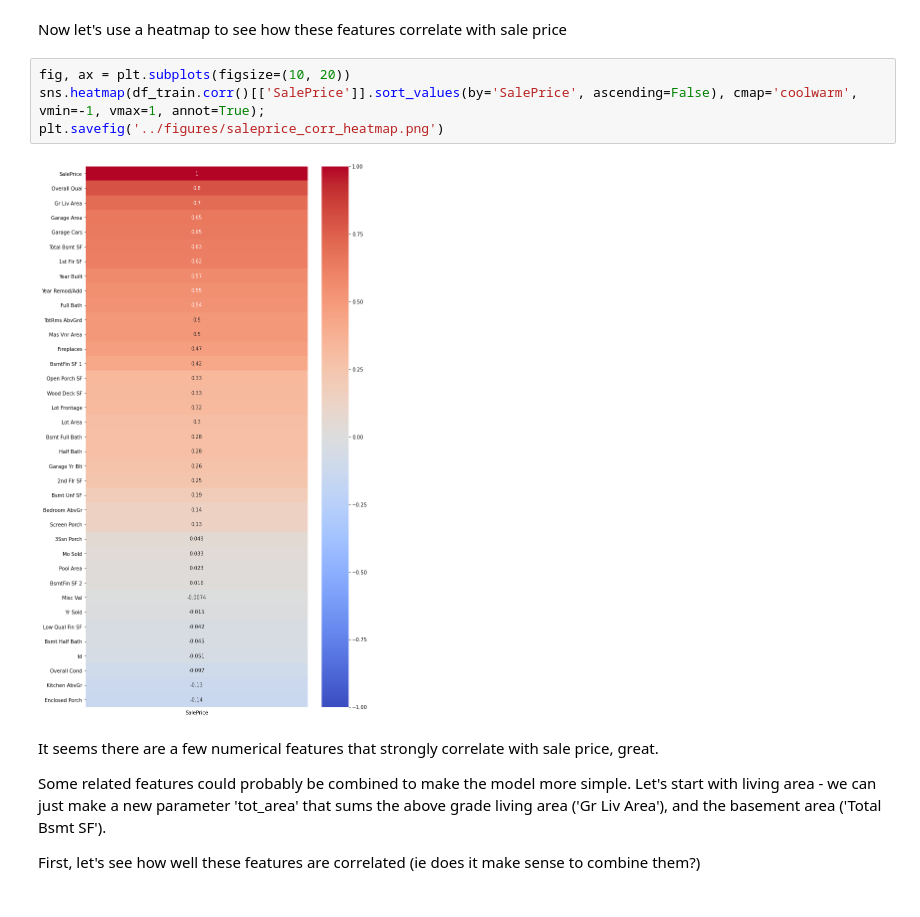
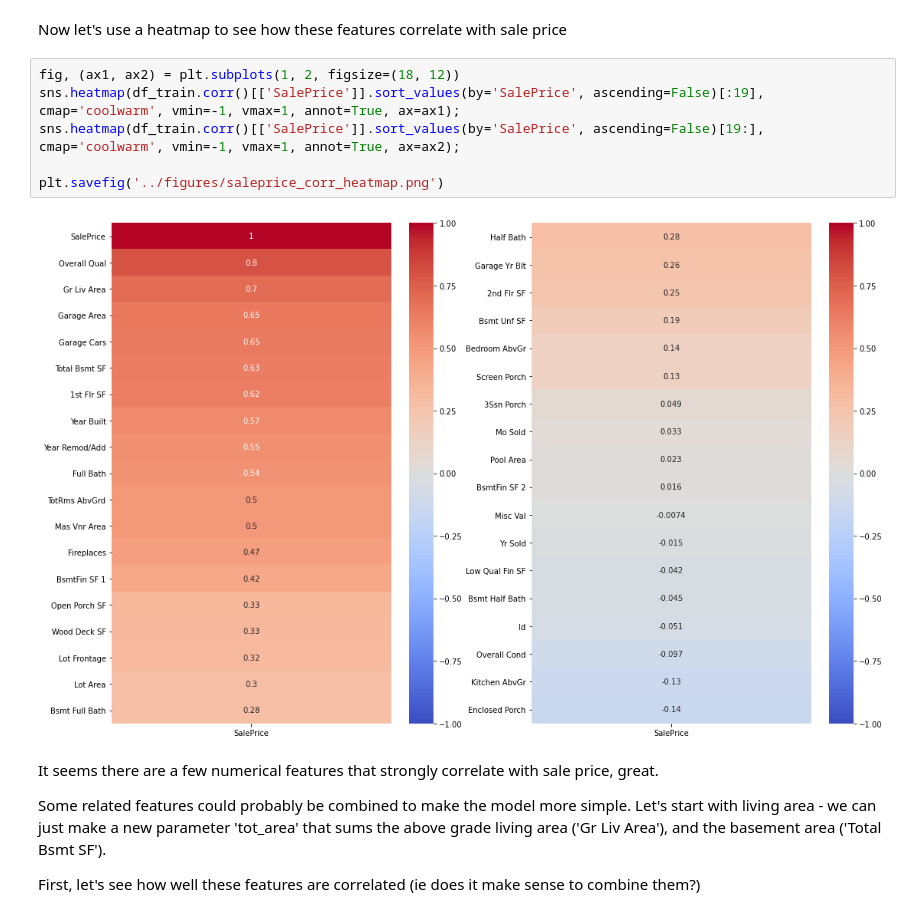
Before and after one commit to martijndevries/AmesHousingPrices, a Jupyter notebook: code/feature_engineering.ipynb, the cells around one changed output. Cells and saved outputs as stored; diff of their text form.

```diff
--- a/code/feature_engineering.ipynb
+++ b/code/feature_engineering.ipynb
@@ -51,12 +51,14 @@ Yr Sold
 SalePrice
 # %% [markdown]
 Now let's use a heatmap to see how these features correlate with sale price
-# %%
-fig, ax = plt.subplots(figsize=(10, 20))
-sns.heatmap(df_train.corr()[['SalePrice']].sort_values(by='SalePrice', ascending=False), cmap='coolwarm', vmin=-1, vmax=1, annot=True);
-plt.savefig('../figures/saleprice_corr_heatmap.png')
-# %% [output]
-[figure, removed]
+# %%
+fig, (ax1, ax2) = plt.subplots(1, 2, figsize=(18, 12))
+sns.heatmap(df_train.corr()[['SalePrice']].sort_values(by='SalePrice', ascending=False)[:19], cmap='coolwarm', vmin=-1, vmax=1, annot=True, ax=ax1);
+sns.heatmap(df_train.corr()[['SalePrice']].sort_values(by='SalePrice', ascending=False)[19:], cmap='coolwarm', vmin=-1, vmax=1, annot=True, ax=ax2);
+
+plt.savefig('../figures/saleprice_corr_heatmap.png')
+# %% [output]
+[figure, added]
 # %% [markdown]
 It seems there are a few numerical features that strongly correlate with sale price, great.
 
```
Also changed, not shown: 2 other files.
